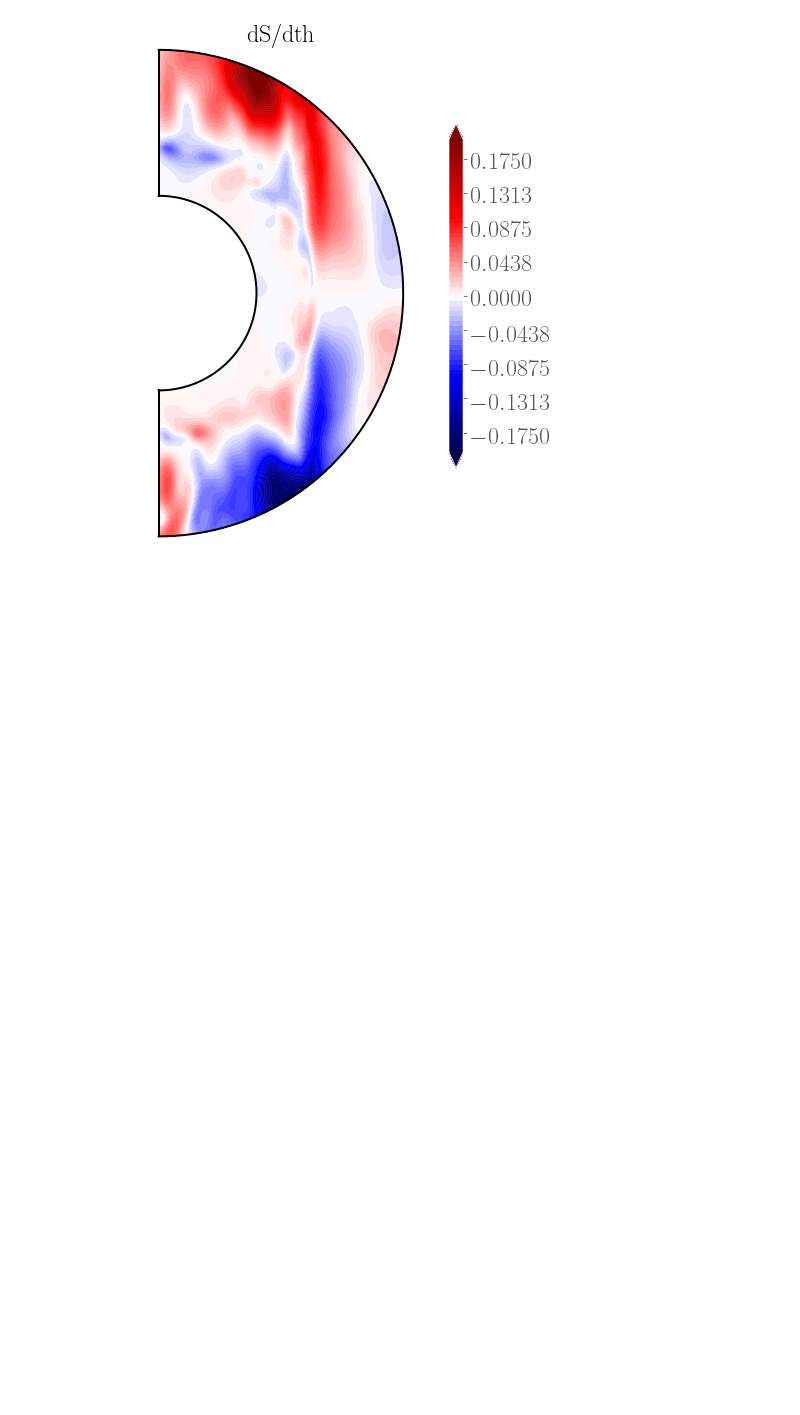
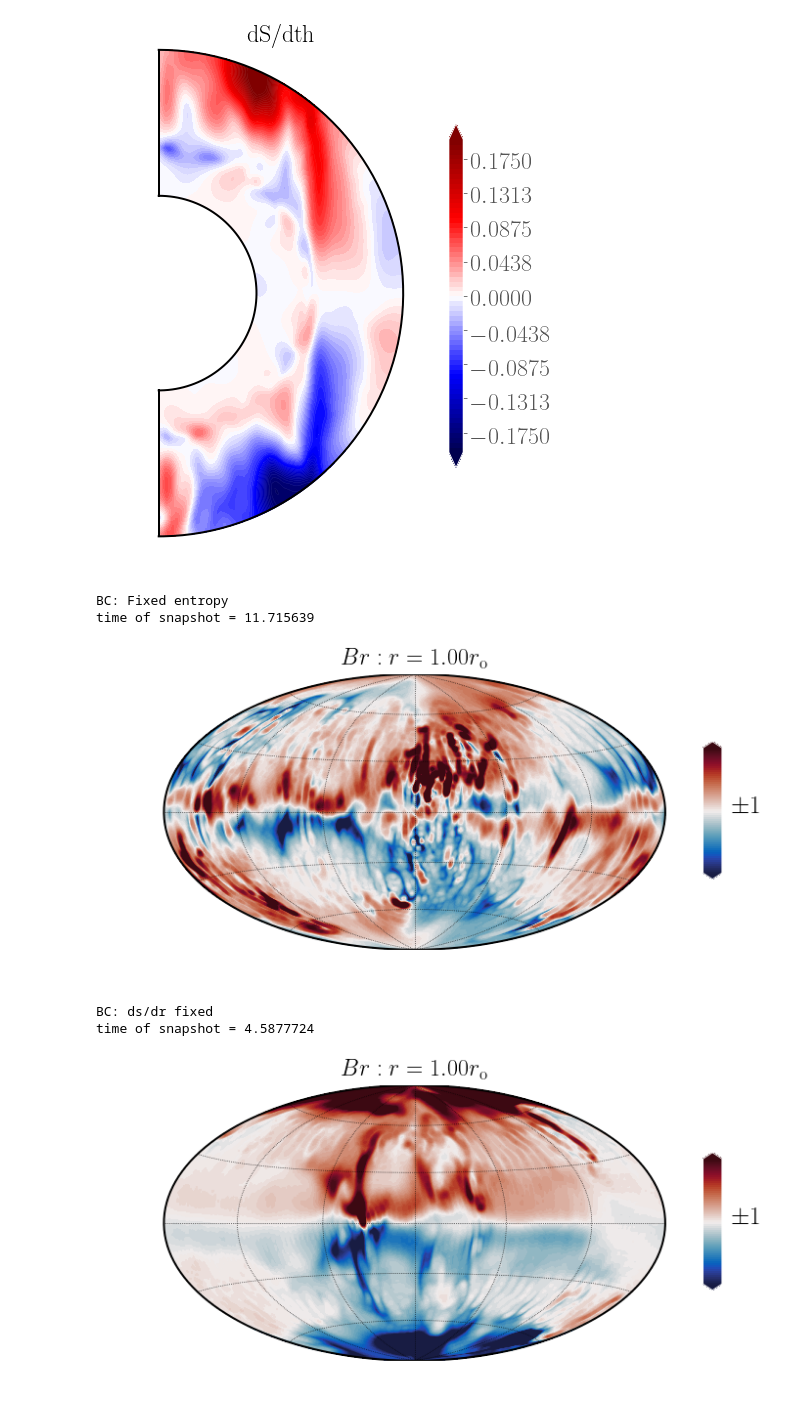
Before and after one commit to bzaire/Report_Sims, a Jupyter notebook: notebook3_2.ipynb, the cells around one changed output. Drawn from its saved outputs; the diff is of its cells as text; code cells hidden in the pictures; blank space fills up the shorter version.

```diff
--- a/notebook3_2.ipynb
+++ b/notebook3_2.ipynb
@@ -269,3 +276,28 @@ print(s2.gr.time)
 3.1325686
 [figure]
 [figure]
+# %%
+import cmocean
+
+# Read simulations' data
+os.chdir(PATH1)
+s1 = Surf()
+print('BC: Fixed entropy')
+print('time of snapshot =', s1.gr.time)
+s1.surf(field='br', r=1., cm=cmocean.cm.balance, vmin=-1., vmax=1.)
+plt.show()
+
+os.chdir(PATH2)
+s2 = Surf()
+print(r'BC: ds/dr fixed')
+print('time of snapshot =', s2.gr.time)
+s2.surf(field='br', r=1., cm=cmocean.cm.balance, vmin=-1., vmax=1.)
+os.chdir(FIGS_DIR)
+plt.savefig('PC_surfB_dsdr.png', dpi=100, transparent=True)
+# %% [output]
+BC: Fixed entropy
+time of snapshot = 11.715639
+[figure, added]
+BC: ds/dr fixed
+time of snapshot = 4.5877724
+[figure, added]
```
Also changed, not shown: parts of 10 cells of this notebook, 25 other files.
